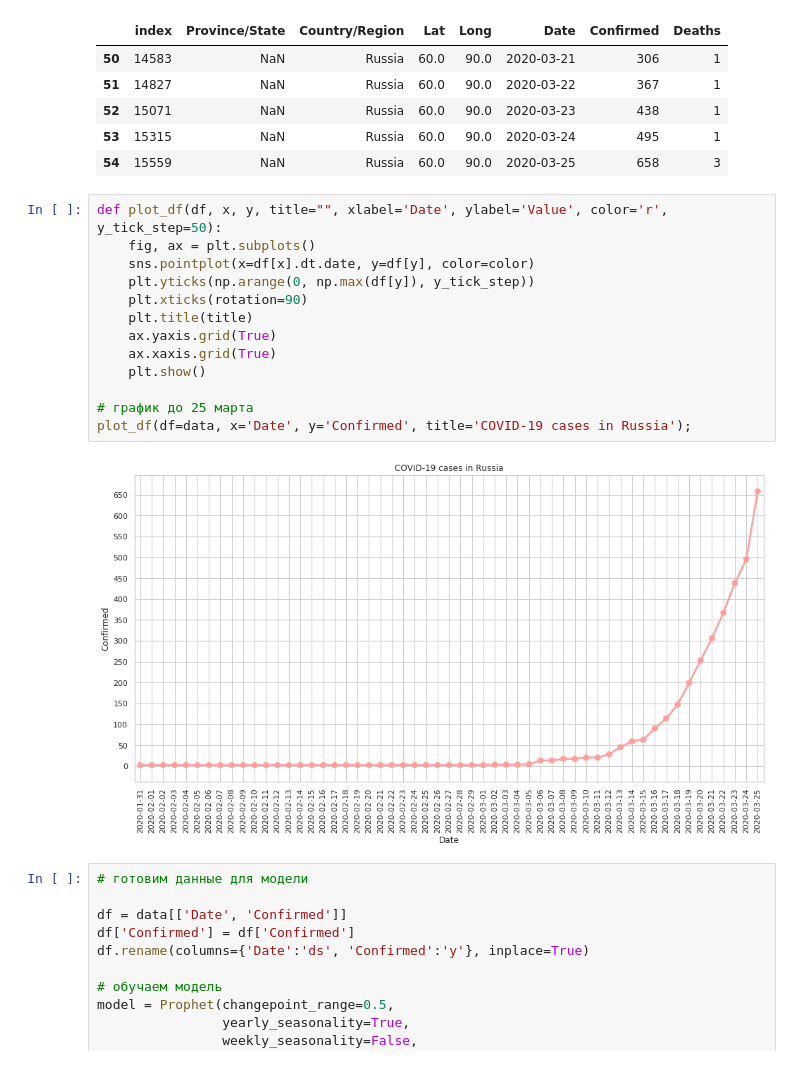
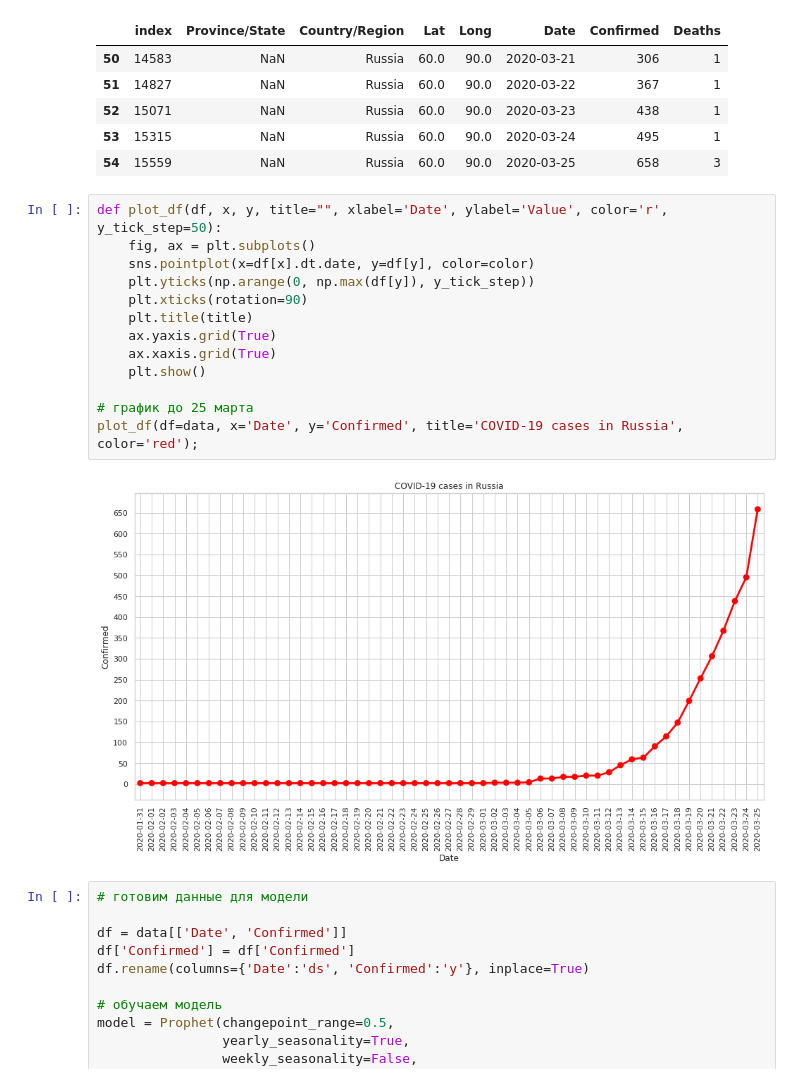
Before and after one commit to ichrnkv/DS-Portfolio, a Jupyter notebook: time_series/covid-19.ipynb, the cells around one changed output. Saved outputs shown, nothing was run; the diff lists cells and outputs as text.

```diff
--- a/time_series/covid-19.ipynb
+++ b/time_series/covid-19.ipynb
@@ -41,18 +43,18 @@ data.tail()
 # %%
 def plot_df(df, x, y, title="", xlabel='Date', ylabel='Value', color='r', y_tick_step=50):
     fig, ax = plt.subplots()
     sns.pointplot(x=df[x].dt.date, y=df[y], color=color)
     plt.yticks(np.arange(0, np.max(df[y]), y_tick_step))
     plt.xticks(rotation=90)
     plt.title(title)
     ax.yaxis.grid(True)
     ax.xaxis.grid(True)
     plt.show()
 
 # график до 25 марта
-plot_df(df=data, x='Date', y='Confirmed', title='COVID-19 cases in Russia');
+plot_df(df=data, x='Date', y='Confirmed', title='COVID-19 cases in Russia', color='red');
 # %% [output]
-[figure, old version]
+[figure, new version]
 # %%
 # готовим данные для модели
 
```
Also changed, not shown: parts of 1 cell of this notebook.
